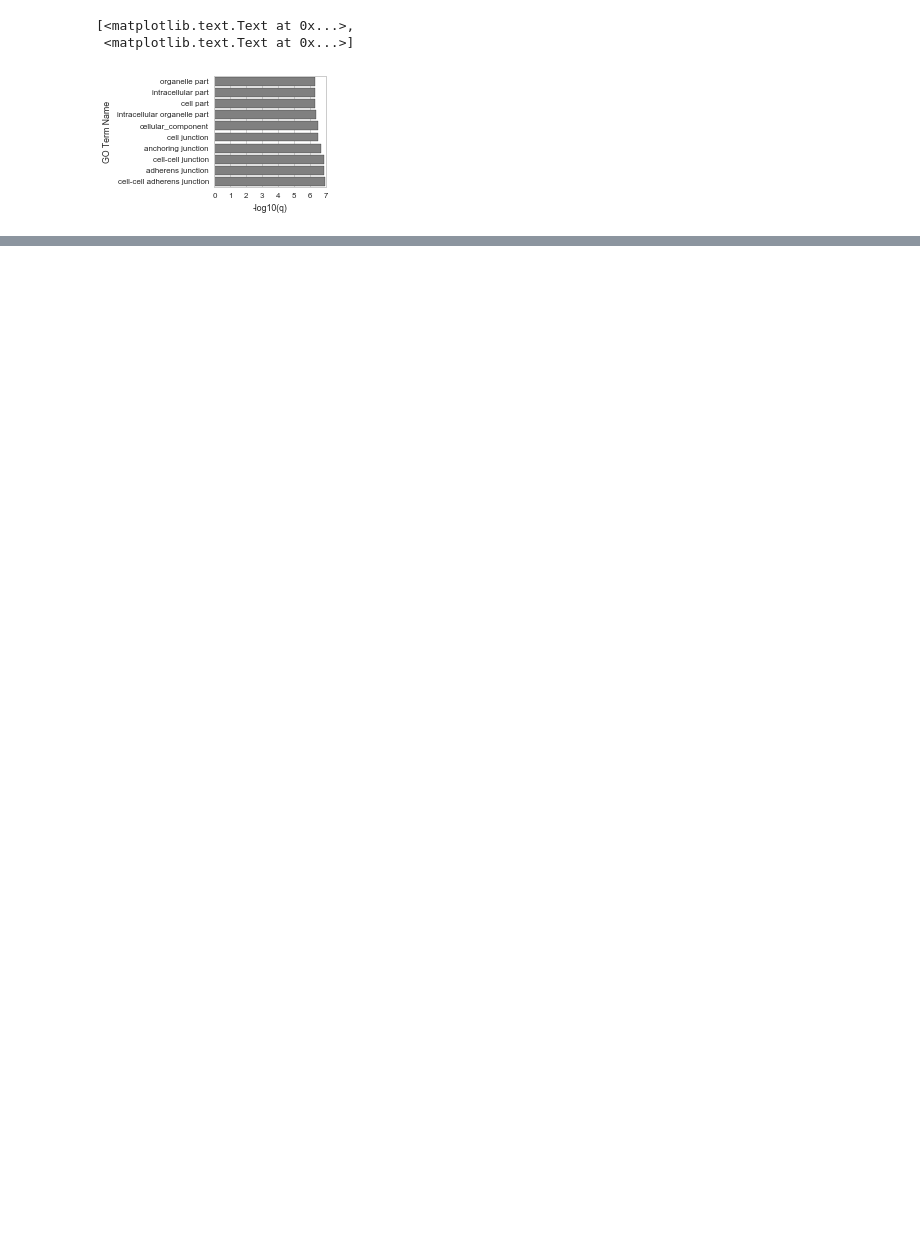
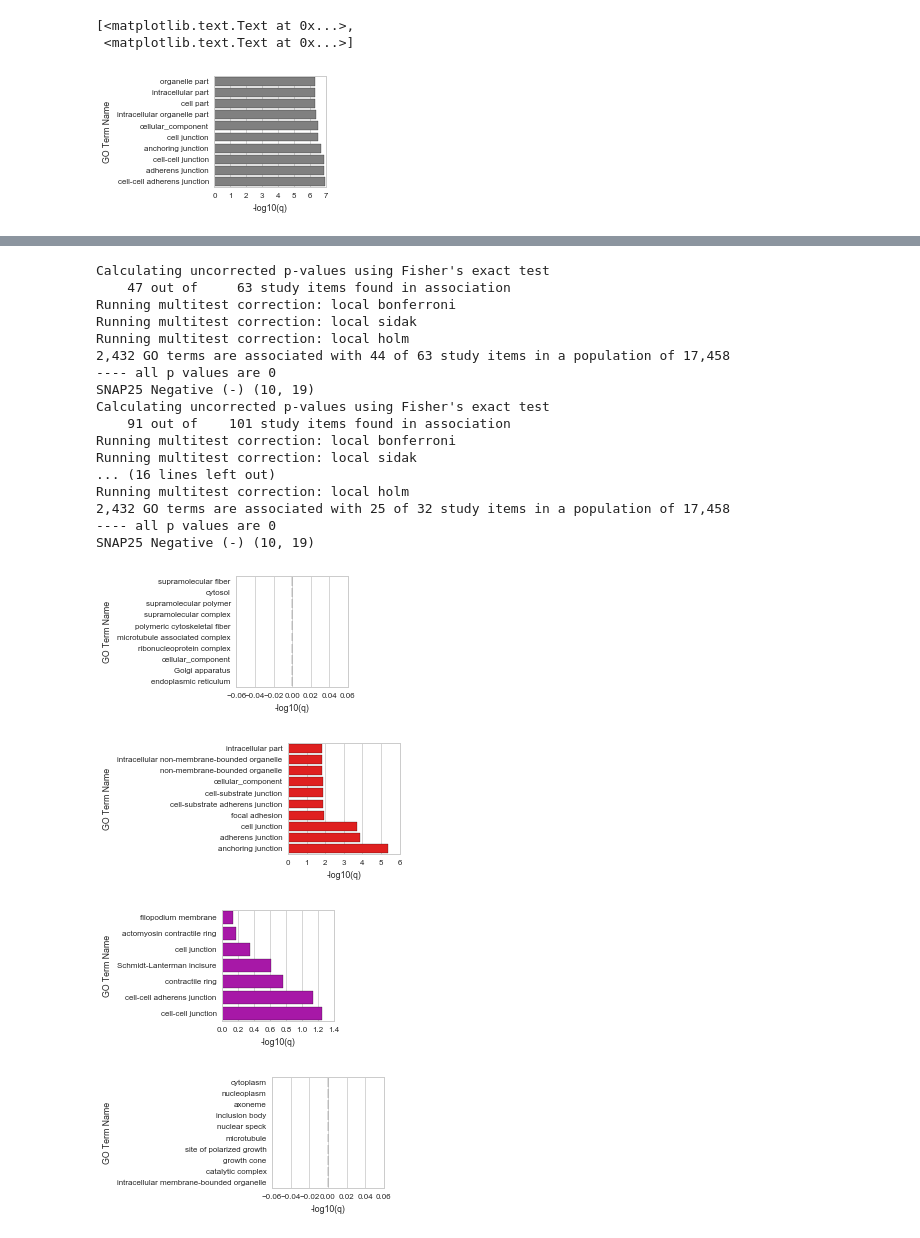
Before and after one commit to YeoLab/singlecell_pnm, a Jupyter notebook: 6._Figure_6/007_dig_into_correlations.ipynb, the cells around one changed output, grey strips where cells are left out. Saved outputs shown, nothing was run; the diff lists cells and outputs as text; code cells hidden in the pictures; blank space fills up the shorter version.

```diff
--- a/6._Figure_6/007_dig_into_correlations.ipynb
+++ b/6._Figure_6/007_dig_into_correlations.ipynb
@@ -599,0 +796,49 @@ ValueError: min() arg is an empty sequence
+# %%
+for color, cluster_genes in clusters.items():
+    go_results = run_go(go_enricher, cluster_genes)
+
+    # IF all have p-value = 1... then at least filter for ones that appeared more than once
+    if (go_results['-log10(q)'] <= 0).all():
+        print('---- all p values are 0')
+        go_results = go_results.query('study_count > 1')
+    else:
+        print('--- at least some significance')
+        rows = go_results['-log10(q)'] > 0
+        go_results = go_results.loc[rows]
+
+    if go_results.empty:
+        continue
+
+    go_results_top = go_results.iloc[:10]
+    print(splicing_gene, direction, go_results_top.shape)
+
+    go_results_top = go_results_top.iloc[::-1]
+
+
+    fig, ax = plt.subplots(figsize=(2, 2))
+    sns.barplot(x='-log10(q)', y='name', data=go_results_top, color=color)
+
+#     title = '{} {}'.format(splicing_gene, direction)
+    ax.set(xlabel='-log10(q)', ylabel='GO Term Name')
+# %% [output]
+Calculating uncorrected p-values using Fisher's exact test
+    47 out of     63 study items found in association
+Running multitest correction: local bonferroni
+Running multitest correction: local sidak
+Running multitest correction: local holm
+2,432 GO terms are associated with 44 of 63 study items in a population of 17,458
+---- all p values are 0
+SNAP25 Negative (-) (10, 19)
+Calculating uncorrected p-values using Fisher's exact test
+    91 out of    101 study items found in association
+Running multitest correction: local bonferroni
+Running multitest correction: local sidak
+... (16 lines left out)
+Running multitest correction: local holm
+2,432 GO terms are associated with 25 of 32 study items in a population of 17,458
+---- all p values are 0
+SNAP25 Negative (-) (10, 19)
+[figure, added]
+[figure, added]
+[figure, added]
+[figure, added]
```
Also changed, not shown: parts of 27 cells of this notebook, 5 other files.
